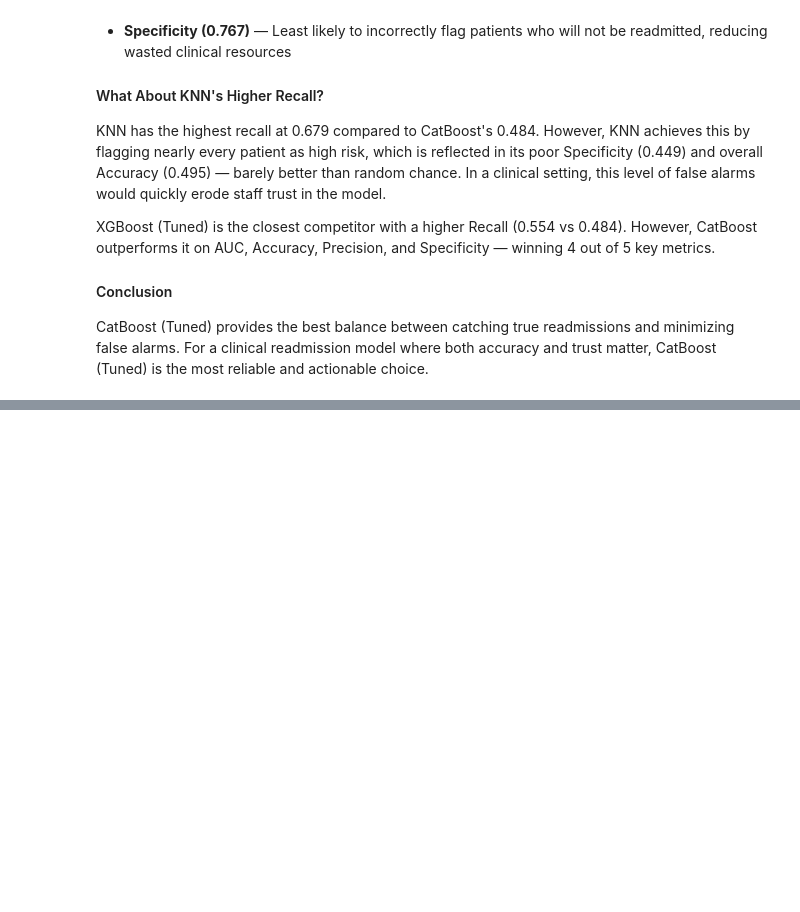
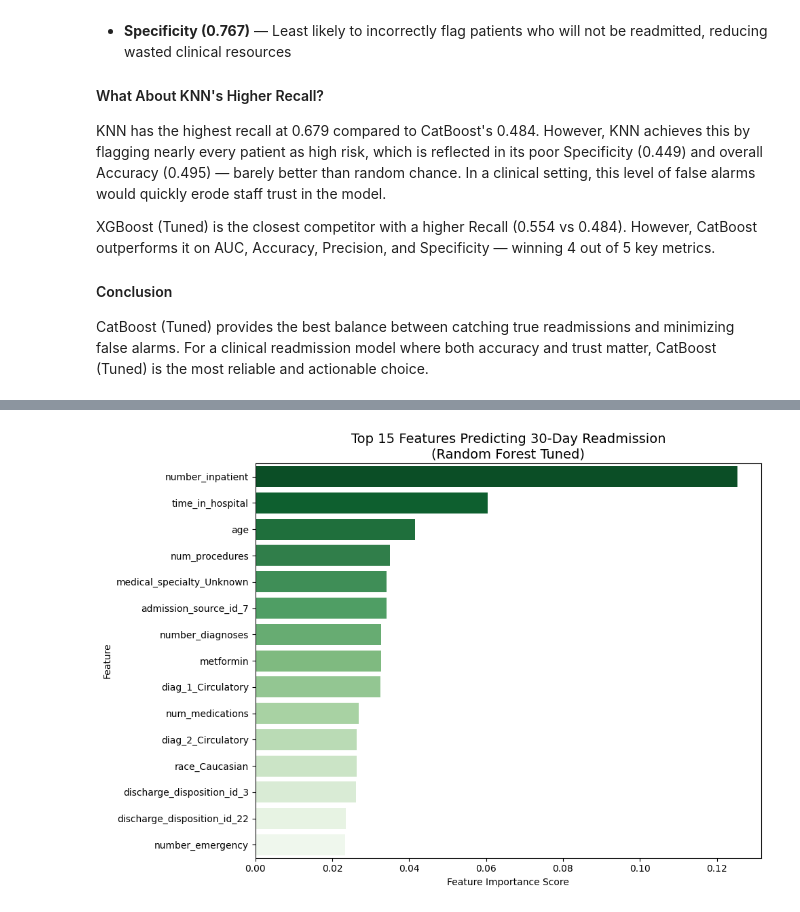
Before and after one commit to xiaohongchen01/diabetes_readmission_prediction, a Jupyter notebook: df_with_payer_models.ipynb, the cells around one changed output, grey strips where cells are left out. Drawn from its saved outputs; the diff is of its cells as text; code cells hidden in the pictures; blank space fills up the shorter version.

```diff
--- a/df_with_payer_models.ipynb
+++ b/df_with_payer_models.ipynb
@@ -745,0 +782,16 @@ CatBoost (Tuned) is the most reliable and actionable choice.
+# %%
+# ── FEATURE IMPORTANCE: Random Forest (Tuned) — cross-check ──
+feat_imp_rf = pd.DataFrame({
+    'feature': x_train.columns,
+    'importance': rf_random.best_estimator_.feature_importances_
+}).sort_values('importance', ascending=False).head(15)
+
+plt.figure(figsize=(10, 7))
+sns.barplot(data=feat_imp_rf, x='importance', y='feature', palette='Greens_r')
+plt.title('Top 15 Features Predicting 30-Day Readmission\n(Random Forest Tuned)', fontsize=14)
+plt.xlabel('Feature Importance Score')
+plt.ylabel('Feature')
+plt.tight_layout()
+plt.show()
+# %% [output]
+[figure, added]
```
Also changed, not shown: parts of 24 cells of this notebook, 3 other files.
